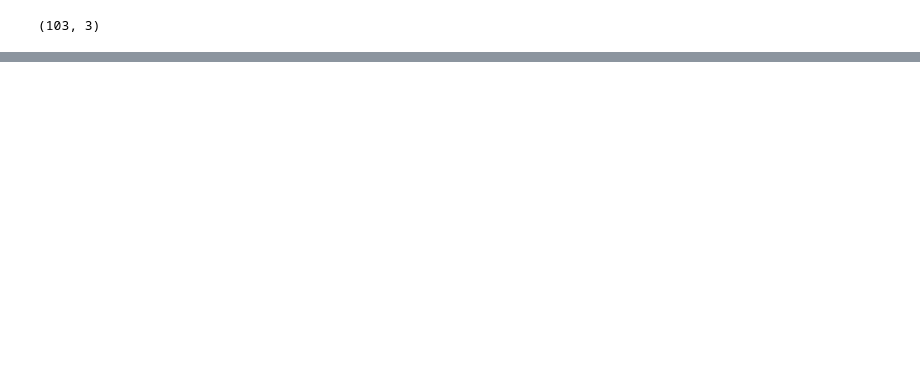
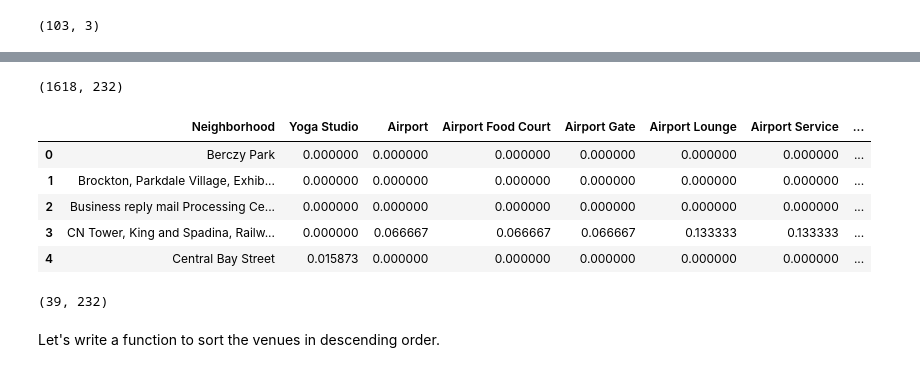
Before and after one commit to Marcel-github18/Coursera_Capstone, a Jupyter notebook: Segmenting and Clustering.ipynb, the cells around one changed output, grey strips where cells are left out. Drawn from its saved outputs; the diff is of its cells as text; code cells hidden in the pictures; blank space fills up the shorter version.

Commit message:
Published from Watson Studio.

```diff
--- a/Segmenting and Clustering.ipynb
+++ b/Segmenting and Clustering.ipynb
@@ -32,0 +126,8 @@ neigh_df.shape
+# %%
+address = 'Toronto, ON'
+
+geolocator = Nominatim(user_agent="on_explorer")
+location = geolocator.geocode(address)
+latitude = location.latitude
+longitude = location.longitude
+print('The geograpical coordinate of Toronto are {}, {}.'.format(latitude, longitude))
@@ -32,0 +162,8 @@ neigh_df.shape
+# %%
+CLIENT_ID = 'IKNHS4IA5KNRT0SK12OYX303TJ2UAP1QLV4DVGHONNUDNJ0H' # your Foursquare ID
+CLIENT_SECRET = 'R5XFN1XLL4OEQRNF3O2GKS3SPKBNT2R4JNLX2IGZ4OPNZVZ5' # your Foursquare Secret
+VERSION = '20180604'
+LIMIT = 100
+print('Your credentails:')
+print('CLIENT_ID: ' + CLIENT_ID)
+print('CLIENT_SECRET:' + CLIENT_SECRET)
@@ -32,0 +216,5 @@ neigh_df.shape
+# %%
+toronto_venues = getNearbyVenues(names=toronto_data_coordinates['Neighborhood'],
+                                   latitudes=toronto_data_coordinates['Latitude'],
+                                   longitudes=toronto_data_coordinates['Longitude']
+                                  )
@@ -32,0 +250,12 @@ neigh_df.shape
+# %%
+# one hot encoding
+toronto_onehot = pd.get_dummies(toronto_venues[['Venue Category']], prefix="", prefix_sep="")
+
+# add neighborhood column back to dataframe
+toronto_onehot['Neighborhood'] = toronto_venues['Neighborhood']
+
+# move neighborhood column to the first column
+fixed_columns = [toronto_onehot.columns[-1]] + list(toronto_onehot.columns[:-1])
+toronto_onehot = toronto_onehot[fixed_columns]
+
+toronto_onehot.head()
@@ -32,0 +269,20 @@ neigh_df.shape
+# %%
+toronto_onehot.shape
+# %% [output]
+(1618, 232)
+# %%
+toronto_grouped = toronto_onehot.groupby('Neighborhood').mean().reset_index()
+toronto_grouped.head()
+# %% [output]
+|  | Neighborhood | Yoga Studio | Airport | Airport Food Court | Airport Gate | Airport Lounge | Airport Service | ... |
+| 0 | Berczy Park | 0.000000 | 0.000000 | 0.000000 | 0.000000 | 0.000000 | 0.000000 | ... |
+| 1 | Brockton, Parkdale Village, Exhib... | 0.000000 | 0.000000 | 0.000000 | 0.000000 | 0.000000 | 0.000000 | ... |
+| 2 | Business reply mail Processing Ce... | 0.000000 | 0.000000 | 0.000000 | 0.000000 | 0.000000 | 0.000000 | ... |
+| 3 | CN Tower, King and Spadina, Railw... | 0.000000 | 0.066667 | 0.066667 | 0.066667 | 0.133333 | 0.133333 | ... |
+| 4 | Central Bay Street | 0.015873 | 0.000000 | 0.000000 | 0.000000 | 0.000000 | 0.000000 | ... |
+# %%
+toronto_grouped.shape
+# %% [output]
+(39, 232)
+# %% [markdown]
+Let's write a function to sort the venues in descending order.
```
Also changed, not shown: parts of 37 cells of this notebook.
